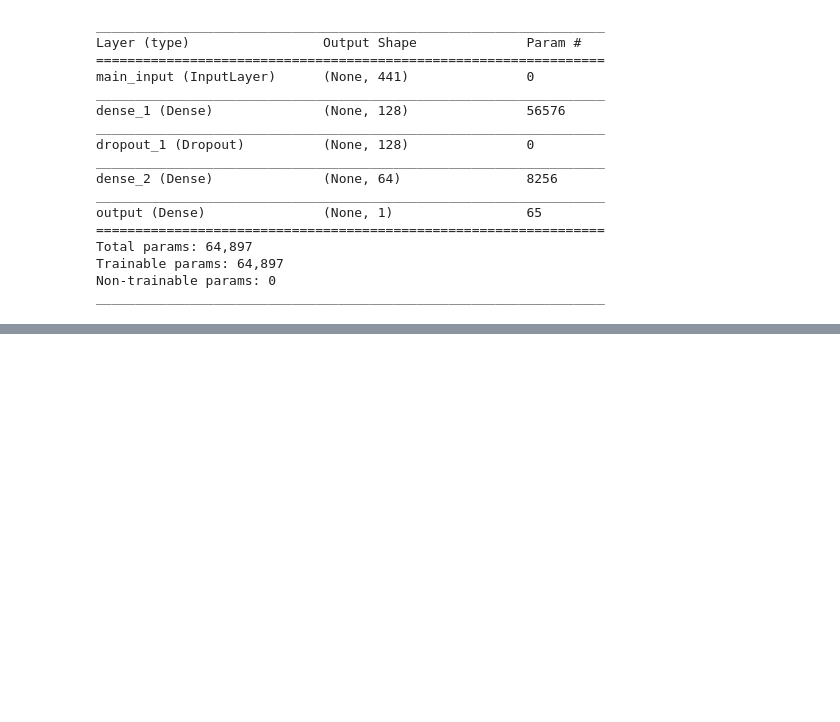
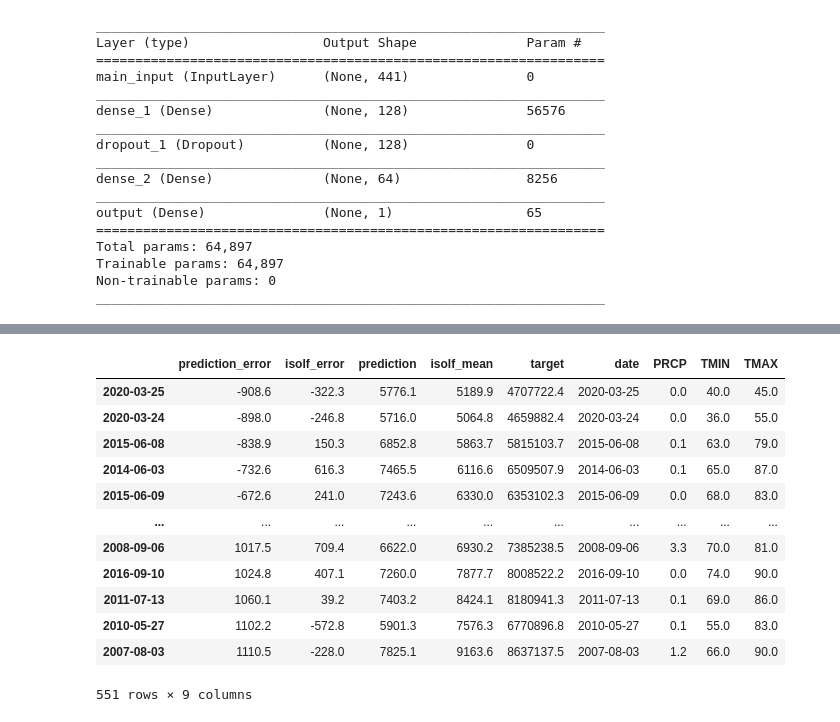
Before and after one commit to andrew-harding-gh/nexml-nyiso, a Jupyter notebook: nexml_nyiso/notebooks/model.ipynb, the cells around one changed output, grey strips where cells are left out. Cells and saved outputs as stored; diff of their text form; code cells hidden in the pictures; blank space fills up the shorter version.

```diff
--- a/nexml_nyiso/notebooks/model.ipynb
+++ b/nexml_nyiso/notebooks/model.ipynb
@@ -229,0 +150,16 @@ Total ISOLF prediction error: 63146.0
+# %%
+eval_results.round(1)
+# %% [output]
+|  | prediction_error | isolf_error | prediction | isolf_mean | target | date | PRCP | TMIN | TMAX |
+| 2020-03-25 | -908.6 | -322.3 | 5776.1 | 5189.9 | 4707722.4 | 2020-03-25 | 0.0 | 40.0 | 45.0 |
+| 2020-03-24 | -898.0 | -246.8 | 5716.0 | 5064.8 | 4659882.4 | 2020-03-24 | 0.0 | 36.0 | 55.0 |
+| 2015-06-08 | -838.9 | 150.3 | 6852.8 | 5863.7 | 5815103.7 | 2015-06-08 | 0.1 | 63.0 | 79.0 |
+| 2014-06-03 | -732.6 | 616.3 | 7465.5 | 6116.6 | 6509507.9 | 2014-06-03 | 0.1 | 65.0 | 87.0 |
+| 2015-06-09 | -672.6 | 241.0 | 7243.6 | 6330.0 | 6353102.3 | 2015-06-09 | 0.0 | 68.0 | 83.0 |
+| ... | ... | ... | ... | ... | ... | ... | ... | ... | ... |
+| 2008-09-06 | 1017.5 | 709.4 | 6622.0 | 6930.2 | 7385238.5 | 2008-09-06 | 3.3 | 70.0 | 81.0 |
+| 2016-09-10 | 1024.8 | 407.1 | 7260.0 | 7877.7 | 8008522.2 | 2016-09-10 | 0.0 | 74.0 | 90.0 |
+| 2011-07-13 | 1060.1 | 39.2 | 7403.2 | 8424.1 | 8180941.3 | 2011-07-13 | 0.1 | 69.0 | 86.0 |
+| 2010-05-27 | 1102.2 | -572.8 | 5901.3 | 7576.3 | 6770896.8 | 2010-05-27 | 0.1 | 55.0 | 83.0 |
+| 2007-08-03 | 1110.5 | -228.0 | 7825.1 | 9163.6 | 8637137.5 | 2007-08-03 | 1.2 | 66.0 | 90.0 |
+551 rows × 9 columns
```
Also changed, not shown: parts of 12 cells of this notebook, 1 other file.
